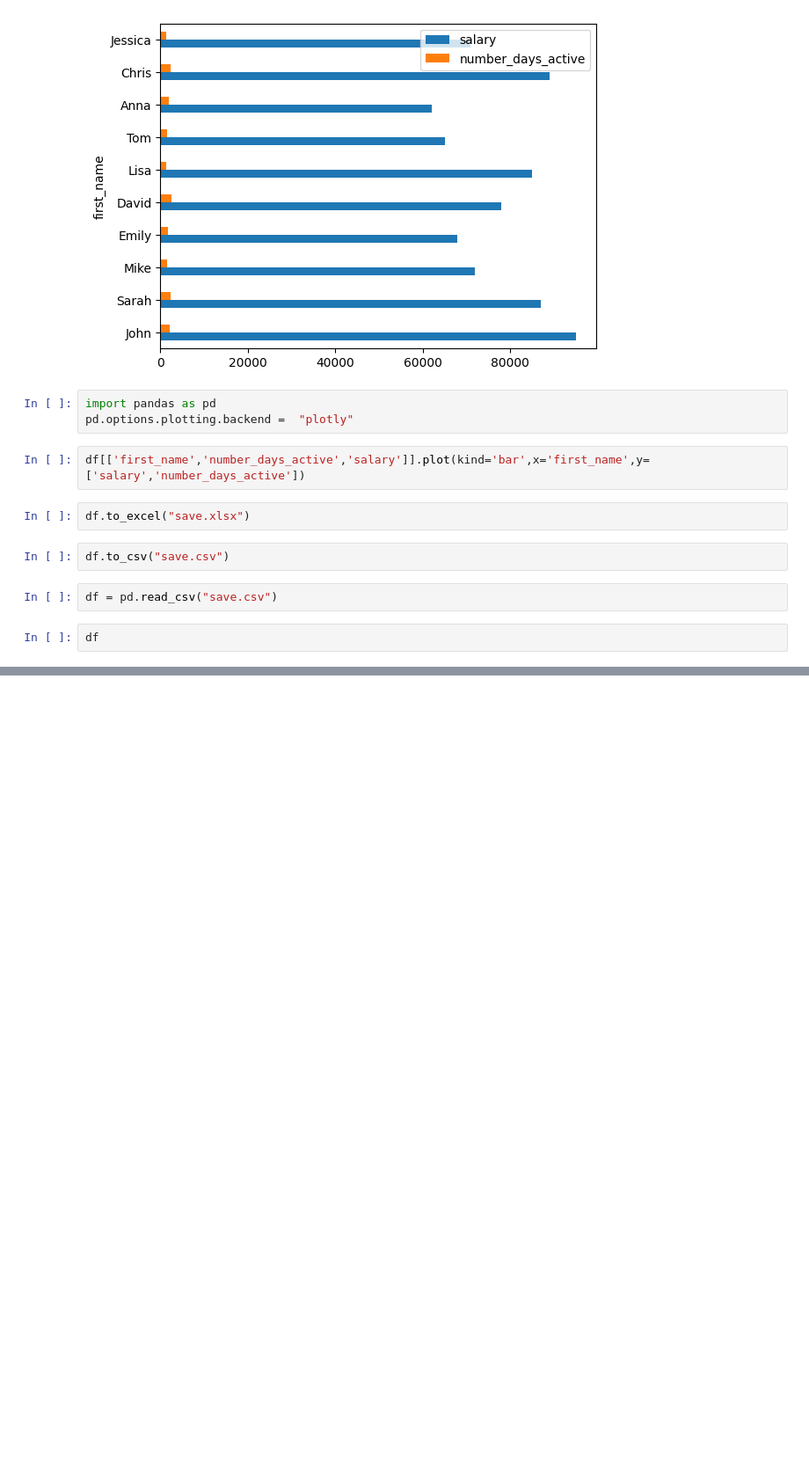
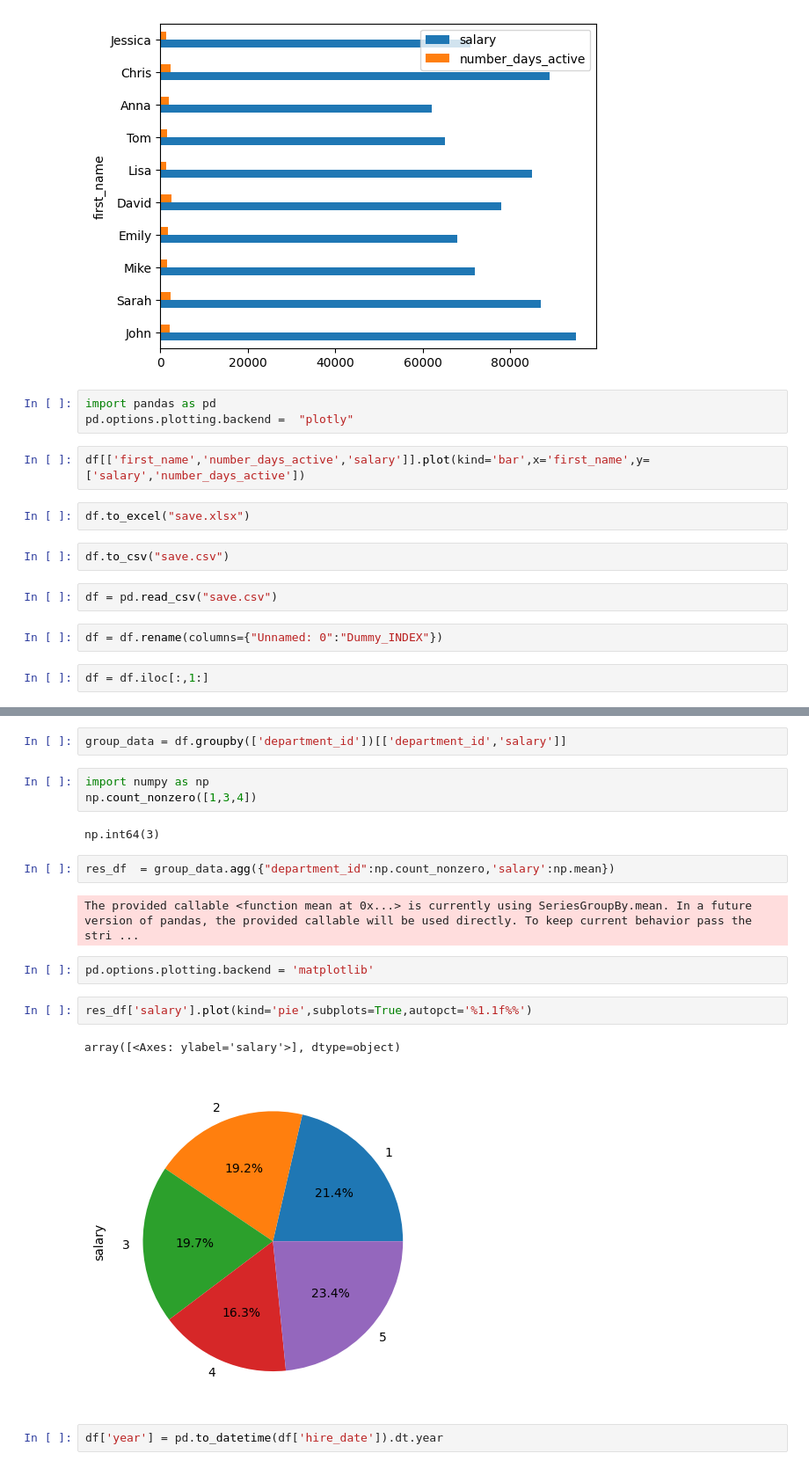
Before and after one commit to dhanushnayak/VR_Training_GenAI_Dhanush, a Jupyter notebook: module_2/notebooks/01_iNTRO_SQL.ipynb, the cells around one changed output, grey strips where cells are left out. Shown at 88% size. Cells and saved outputs as stored; diff of their text form; blank space fills up the shorter version.

```diff
--- a/module_2/notebooks/01_iNTRO_SQL.ipynb
+++ b/module_2/notebooks/01_iNTRO_SQL.ipynb
@@ -532,5 +532,7 @@ df.to_excel("save.xlsx")
 df.to_csv("save.csv")
 # %%
 df = pd.read_csv("save.csv")
+# %%
+df = df.rename(columns={"Unnamed: 0":"Dummy_INDEX"})
 # %%
-df
+df = df.iloc[:,1:]
@@ -548,0 +619,20 @@ df
+# %%
+group_data = df.groupby(['department_id'])[['department_id','salary']]
+# %%
+import numpy as np
+np.count_nonzero([1,3,4])
+# %% [output]
+np.int64(3)
+# %%
+res_df  = group_data.agg({"department_id":np.count_nonzero,'salary':np.mean})
+# %% [output]
+The provided callable <function mean at 0x...> is currently using SeriesGroupBy.mean. In a future version of pandas, the provided callable will be used directly. To keep current behavior pass the stri ...
+# %%
+pd.options.plotting.backend = 'matplotlib'
+# %%
+res_df['salary'].plot(kind='pie',subplots=True,autopct='%1.1f%%')
+# %% [output]
+array([<Axes: ylabel='salary'>], dtype=object)
+[figure, added]
+# %%
+df['year'] = pd.to_datetime(df['hire_date']).dt.year
```
Also changed, not shown: parts of 15 cells of this notebook.
